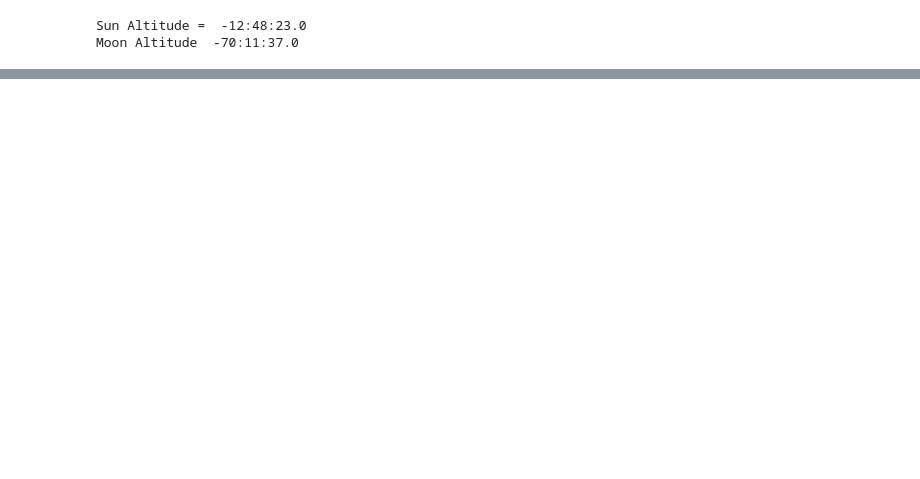
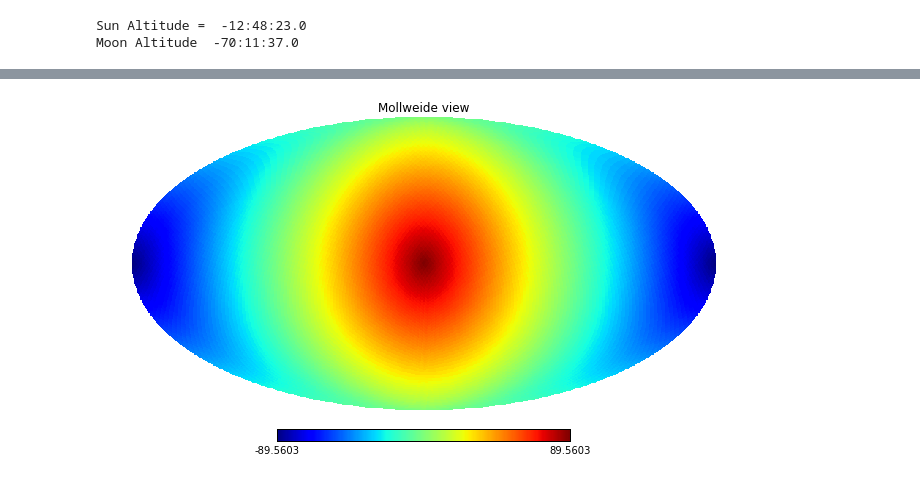
Before and after one commit to lsst-sims/legacy_sims_skybrightness, a Jupyter notebook: doc/Sky_Model_demo.ipynb, the cells around one changed output, grey strips where cells are left out. Saved outputs shown, nothing was run; the diff lists cells and outputs as text; code cells hidden in the pictures; blank space fills up the shorter version.

```diff
--- a/doc/Sky_Model_demo.ipynb
+++ b/doc/Sky_Model_demo.ipynb
@@ -255,0 +271,9 @@ Next steps
+# %%
+alt, az, pa = _altAzPaFromRaDec(ra,dec, telescope.lon, telescope.lat, mjd)
+angDist2Moon = np.degrees(haversine(az,alt, sm.moonAz,sm.moonAlt))
+ang2 = np.degrees(haversine(ra,dec, moonRA,moonDec))
+alt = np.degrees(alt)
+# %%
+hp.mollview(alt, rot=(lmst*180./12, np.degrees(telescope.lat)))
+# %% [output]
+[figure, added]
```
Also changed, not shown: parts of 14 cells of this notebook.
